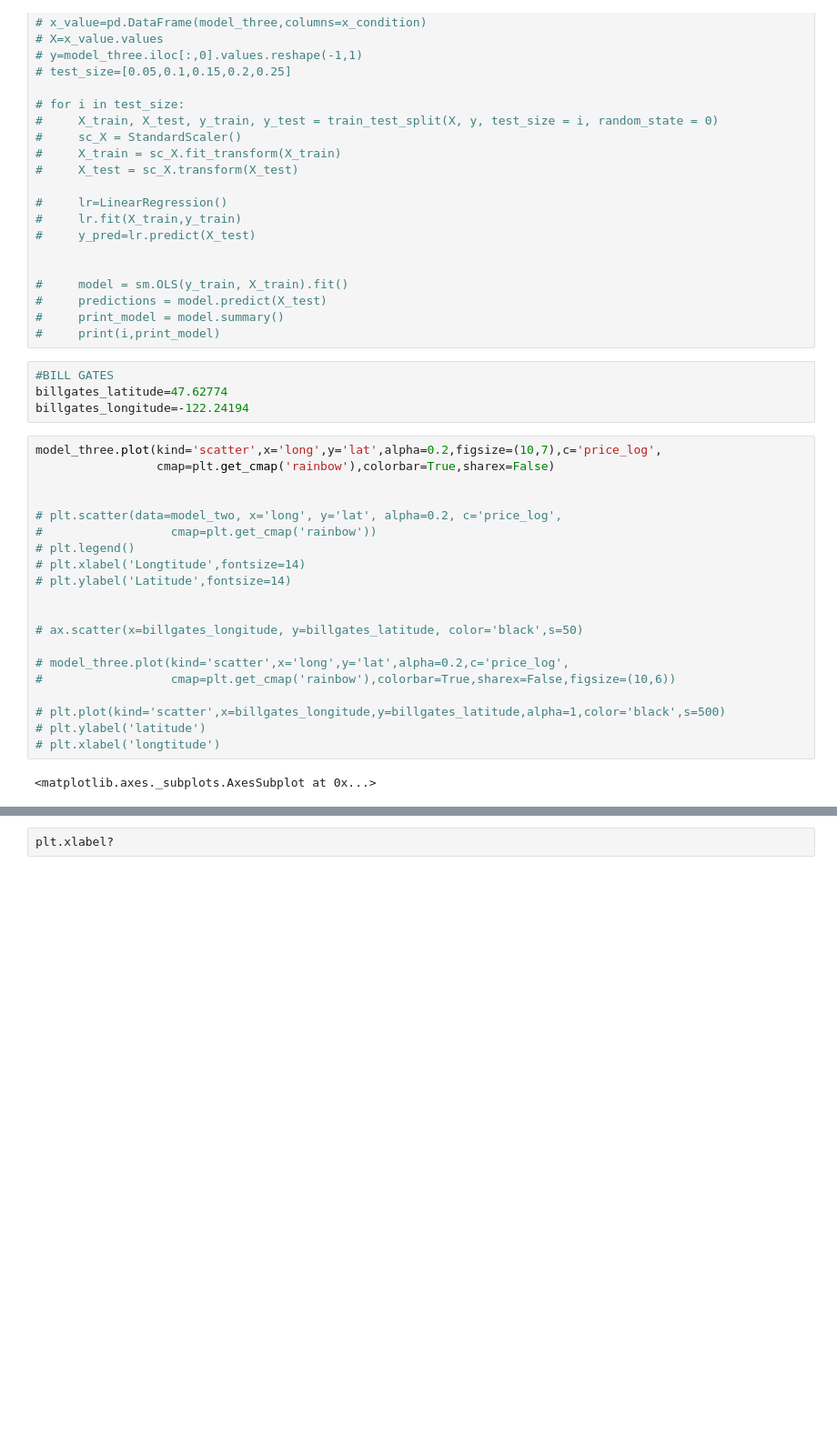
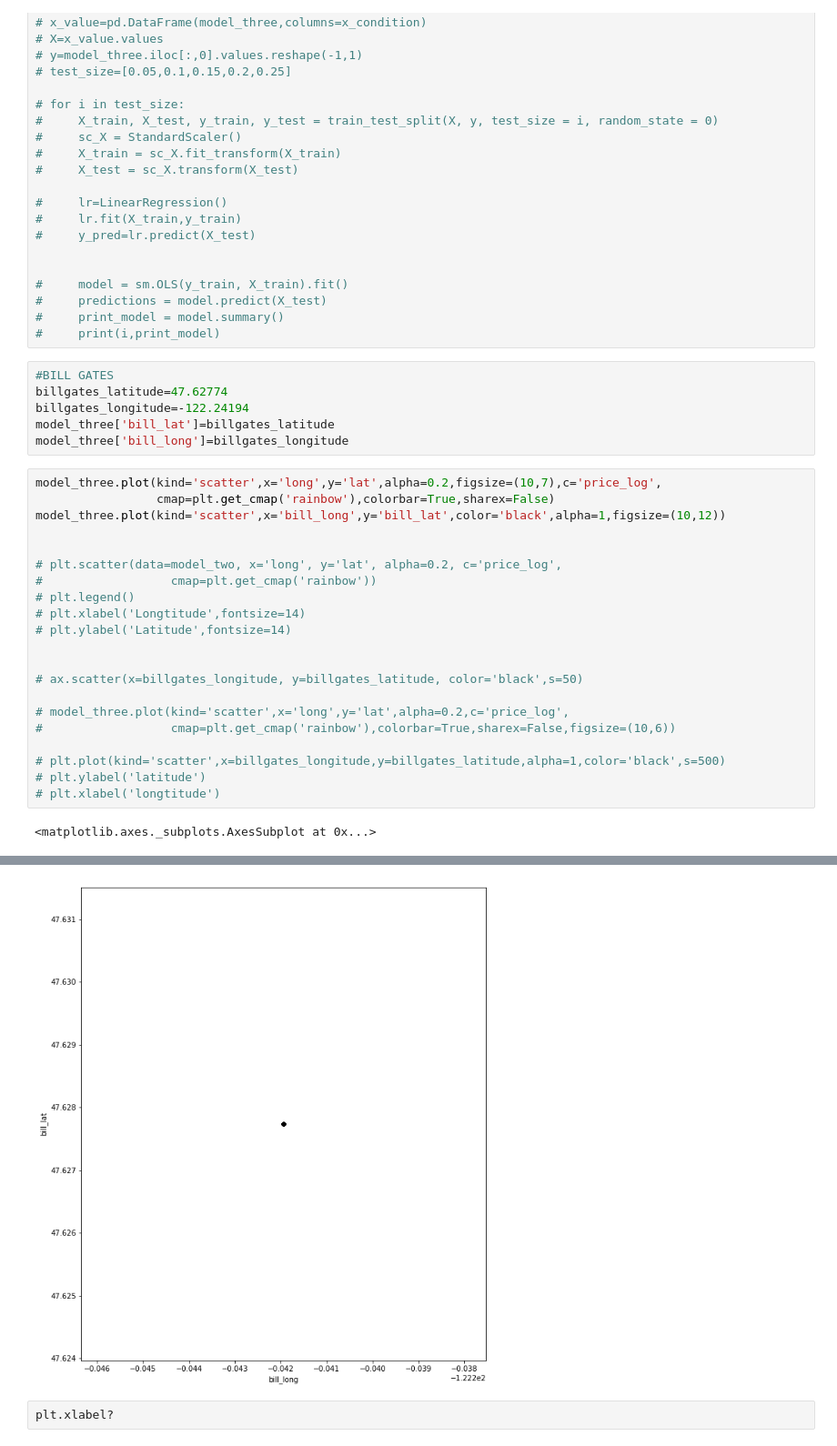
Before and after one commit to HunterEwing/dsc-v2-mod1-final-project-seattle-ds-080519, a Jupyter notebook: student_Henok.ipynb, the cells around one changed output, grey strips where cells are left out. Shown: that part at 91% size. Saved outputs shown, nothing was run; the diff lists cells and outputs as text; blank space fills up the shorter version.

Commit message:
Progress on model validation

```diff
--- a/student_Henok.ipynb
+++ b/student_Henok.ipynb
@@ -832,29 +832,33 @@ model_three.corr()[0:13].head()
 #BILL GATES
 billgates_latitude=47.62774
 billgates_longitude=-122.24194
+model_three['bill_lat']=billgates_latitude
+model_three['bill_long']=billgates_longitude
 # %%
 model_three.plot(kind='scatter',x='long',y='lat',alpha=0.2,figsize=(10,7),c='price_log',
                  cmap=plt.get_cmap('rainbow'),colorbar=True,sharex=False)
+model_three.plot(kind='scatter',x='bill_long',y='bill_lat',color='black',alpha=1,figsize=(10,12))
 
 
 # plt.scatter(data=model_two, x='long', y='lat', alpha=0.2, c='price_log',
 #                  cmap=plt.get_cmap('rainbow'))
 # plt.legend()
 # plt.xlabel('Longtitude',fontsize=14)
 # plt.ylabel('Latitude',fontsize=14)
 
 
 # ax.scatter(x=billgates_longitude, y=billgates_latitude, color='black',s=50)
 
 # model_three.plot(kind='scatter',x='long',y='lat',alpha=0.2,c='price_log',
 #                  cmap=plt.get_cmap('rainbow'),colorbar=True,sharex=False,figsize=(10,6))
 
 # plt.plot(kind='scatter',x=billgates_longitude,y=billgates_latitude,alpha=1,color='black',s=500)
 # plt.ylabel('latitude')
 # plt.xlabel('longtitude')
 # %% [output]
 <matplotlib.axes._subplots.AxesSubplot at 0x...>
 [figure]
+[figure, added]
 # %%
 plt.xlabel?
 # %%
```
Also changed, not shown: parts of 19 cells of this notebook.
